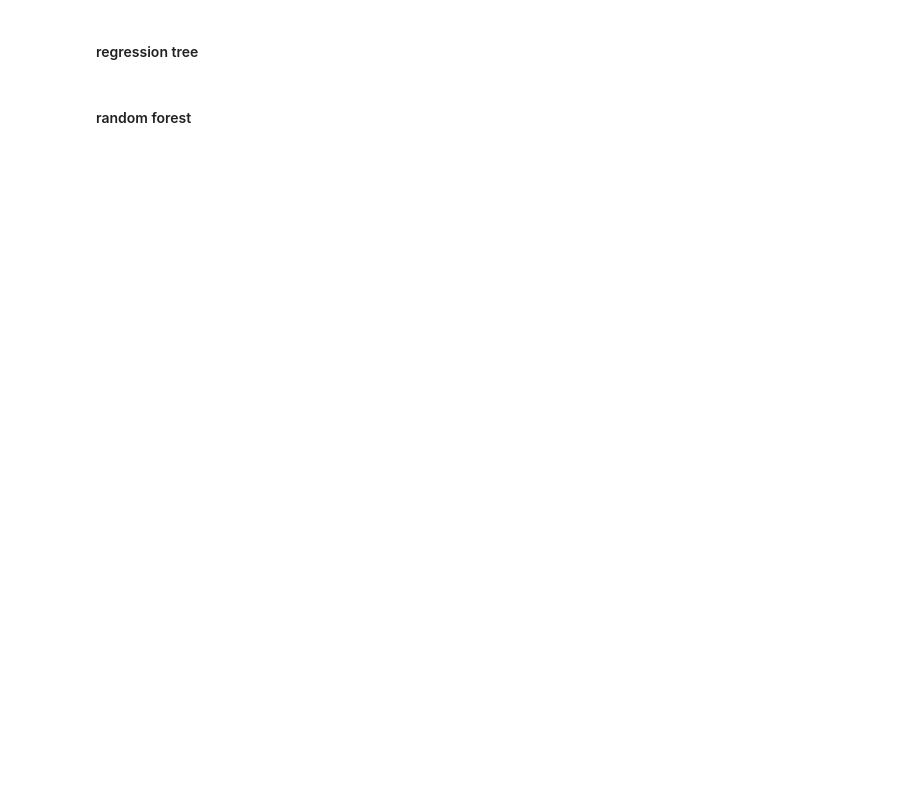
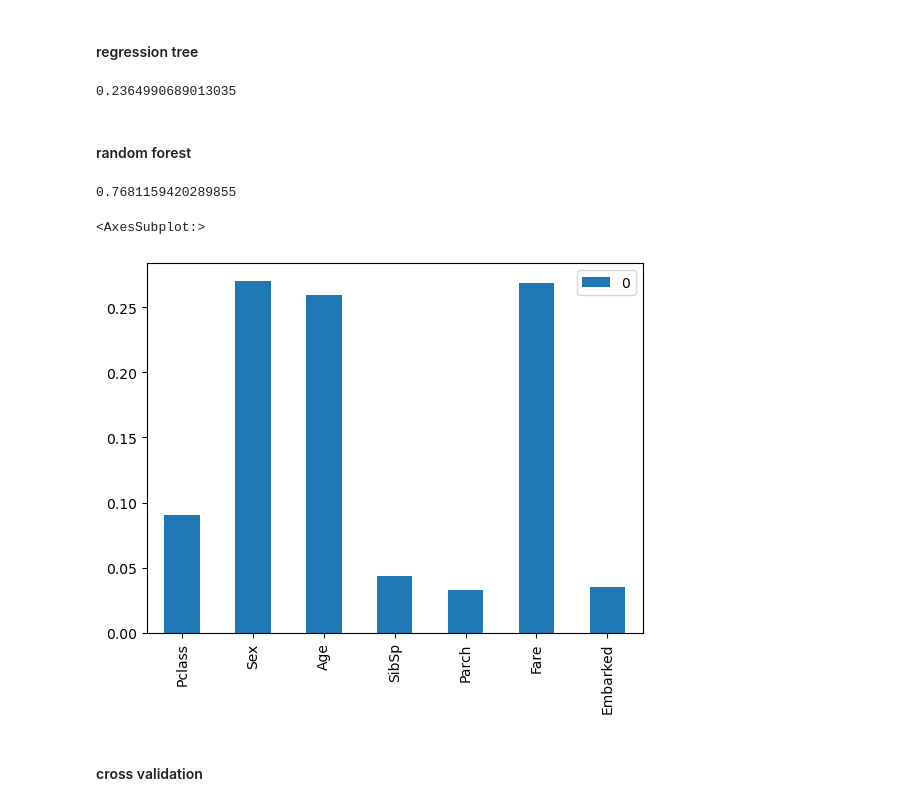
Before and after one commit to YuriSilv/Titanic-Analysis, a Jupyter notebook: titanic.ipynb, the cells around one changed output. Drawn from its saved outputs; the diff is of its cells as text; code cells hidden in the pictures; blank space fills up the shorter version.

```diff
--- a/titanic.ipynb
+++ b/titanic.ipynb
@@ -261,2 +268,11 @@ best_features.plot(kind='bar')
+# %%
+mean_absolute_error(y_test, pred_regression)
+# %% [output]
+0.2364990689013035
 # %% [markdown]
 #### random forest
+# %%
+from sklearn.ensemble import RandomForestClassifier
+
+clf_forest = RandomForestClassifier()
+clf_forest = clf_forest.fit(x_train, y_train)
@@ -262,0 +281,12 @@ best_features.plot(kind='bar')
+# %%
+f1_score(y_test, pred_forest)
+# %% [output]
+0.7681159420289855
+# %%
+best_features = pd.DataFrame(clf_forest.feature_importances_, index=df_model.columns)
+best_features.plot(kind='bar')
+# %% [output]
+<AxesSubplot:>
+[figure, added]
+# %% [markdown]
+#### cross validation
```
Also changed, not shown: parts of 11 cells of this notebook.
